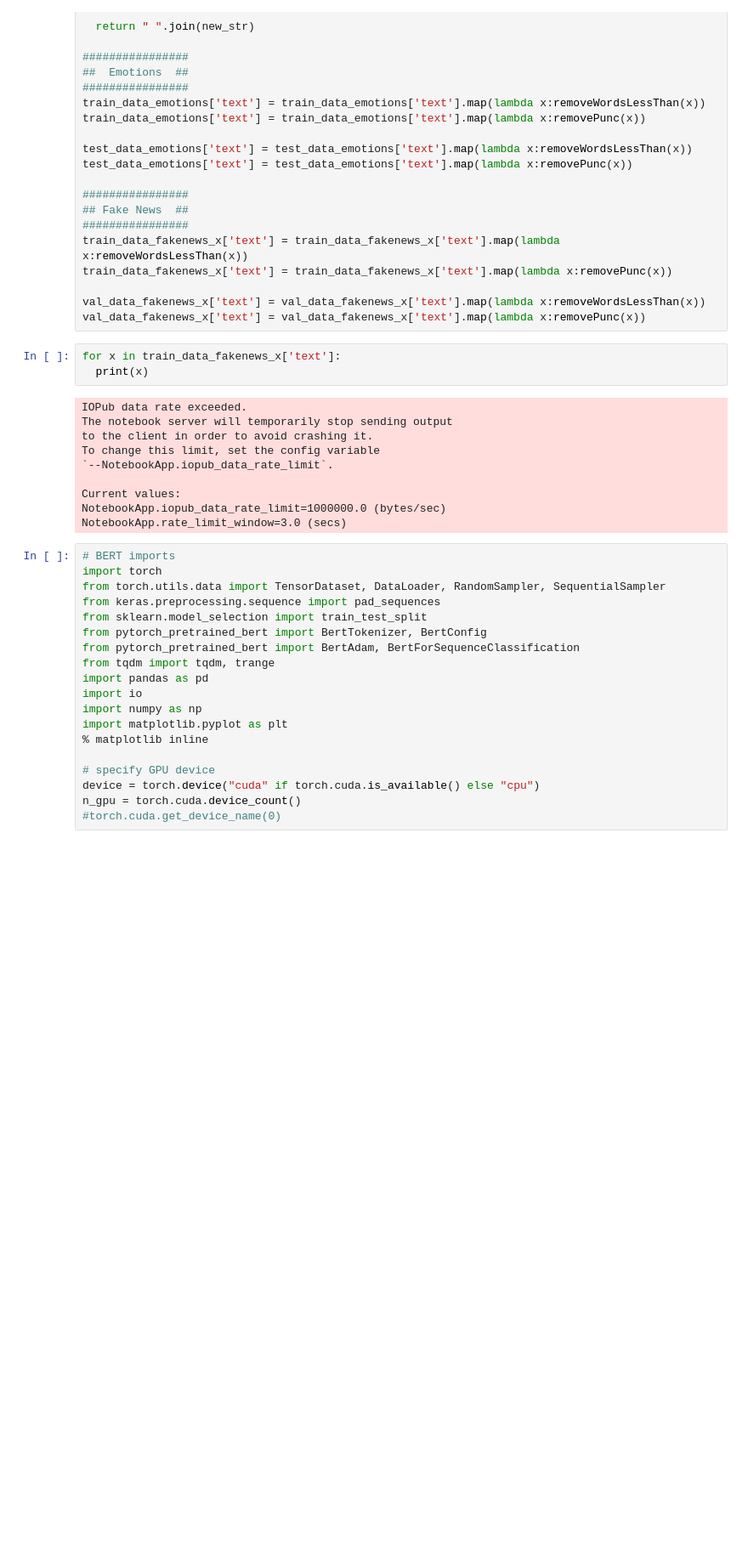
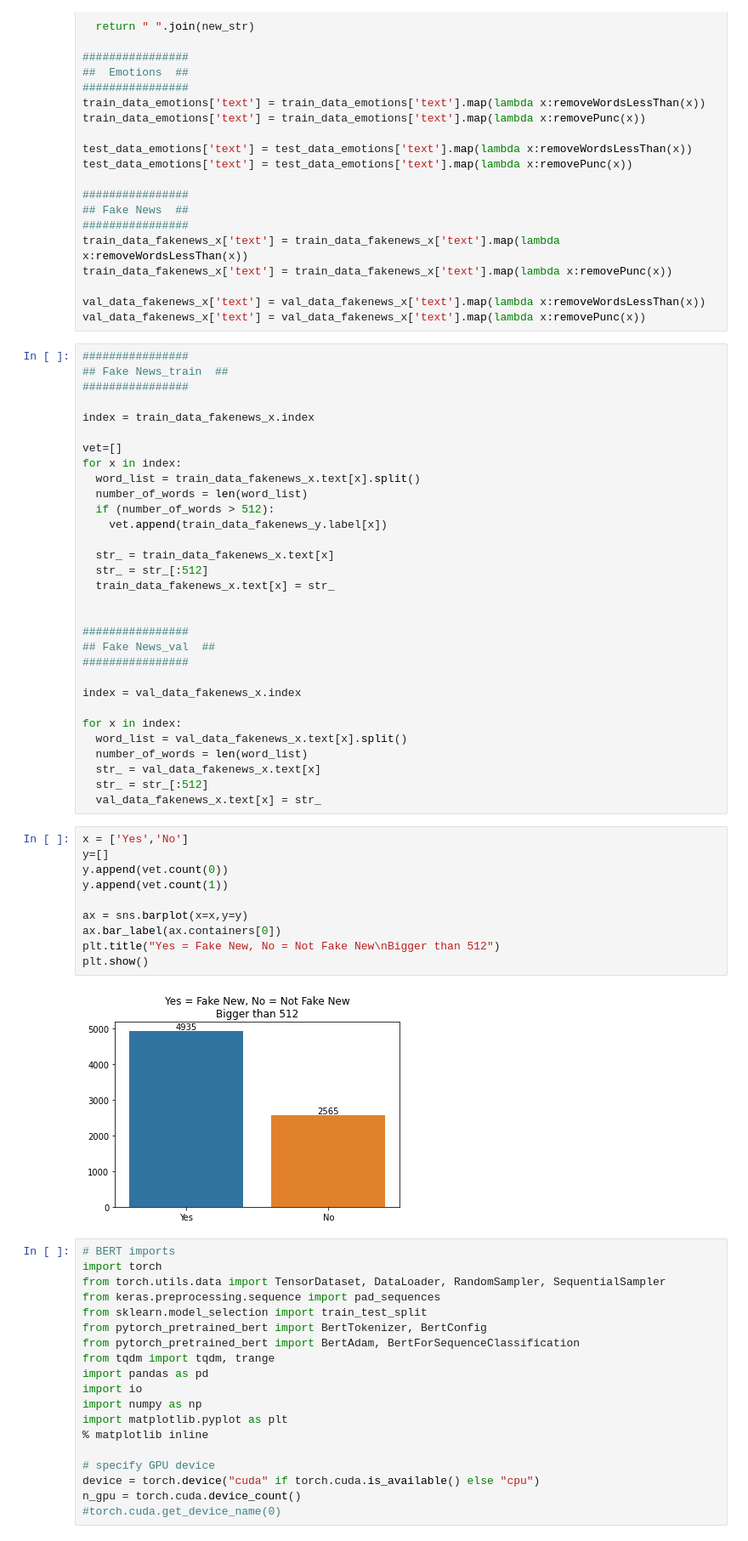
Before and after one commit to Renato-55/FakeNewsDetection, a Jupyter notebook: FakeNewsDetectionProj.ipynb, the cells around one changed output. Shown at 85% size. Drawn from its saved outputs; the diff is of its cells as text; blank space fills up the shorter version.

```diff
--- a/FakeNewsDetectionProj.ipynb
+++ b/FakeNewsDetectionProj.ipynb
@@ -381,19 +377,49 @@ train_data_fakenews_x['text'] = train_data_fakenews_x['text'].map(lambda x:remov
 
 val_data_fakenews_x['text'] = val_data_fakenews_x['text'].map(lambda x:removeWordsLessThan(x))
 val_data_fakenews_x['text'] = val_data_fakenews_x['text'].map(lambda x:removePunc(x))
-# %%
-for x in train_data_fakenews_x['text']:
-  print(x)
-# %% [output]
-IOPub data rate exceeded.
-The notebook server will temporarily stop sending output
-to the client in order to avoid crashing it.
-To change this limit, set the config variable
-`--NotebookApp.iopub_data_rate_limit`.
-
-Current values:
-NotebookApp.iopub_data_rate_limit=1000000.0 (bytes/sec)
-NotebookApp.rate_limit_window=3.0 (secs)
+# %%
+################
+## Fake News_train  ##
+################
+
+index = train_data_fakenews_x.index
+
+vet=[]
+for x in index:
+  word_list = train_data_fakenews_x.text[x].split()
+  number_of_words = len(word_list)
+  if (number_of_words > 512):
+    vet.append(train_data_fakenews_y.label[x])
+
+  str_ = train_data_fakenews_x.text[x]
+  str_ = str_[:512]
+  train_data_fakenews_x.text[x] = str_
+
+
+################
+## Fake News_val  ##
+################
+
+index = val_data_fakenews_x.index
+
+for x in index:
+  word_list = val_data_fakenews_x.text[x].split()
+  number_of_words = len(word_list)
+  str_ = val_data_fakenews_x.text[x]
+  str_ = str_[:512]
+  val_data_fakenews_x.text[x] = str_
+# %%
+x = ['Yes','No']
+y=[]
+y.append(vet.count(0))
+y.append(vet.count(1))
+
+ax = sns.barplot(x=x,y=y)
+ax.bar_label(ax.containers[0])
+plt.title("Yes = Fake New, No = Not Fake New\nBigger than 512")
+plt.show()
+# %% [output]
+[figure, added]
 # %%
 # BERT imports
 import torch
```
Also changed, not shown: parts of 19 cells of this notebook.
